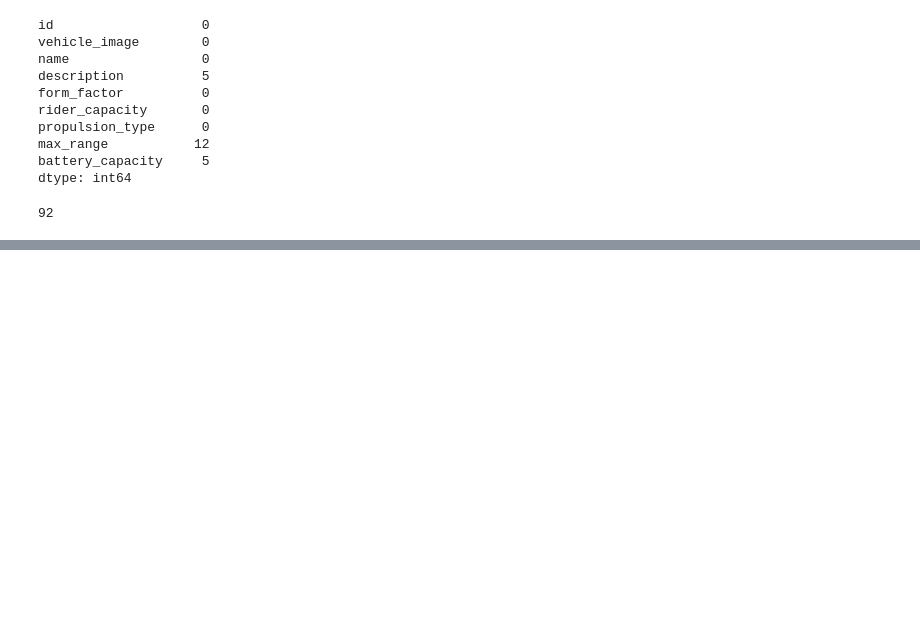
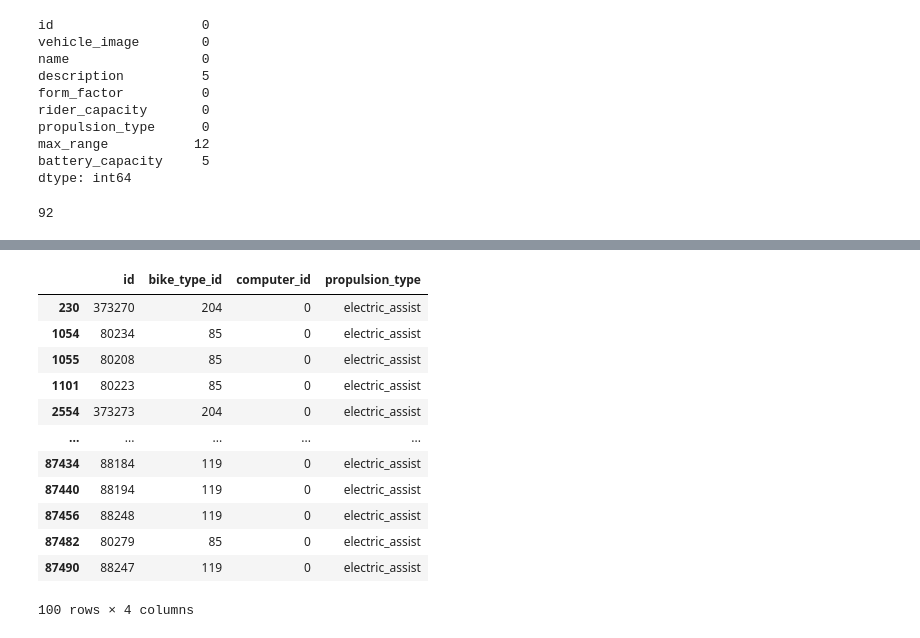
Before and after one commit to zakarya-22/FML_Challenge_IMT, a Jupyter notebook: jayesh/Scratchpad.ipynb, the cells around one changed output, grey strips where cells are left out. Saved outputs shown, nothing was run; the diff lists cells and outputs as text; code cells hidden in the pictures; blank space fills up the shorter version.

```diff
--- a/jayesh/Scratchpad.ipynb
+++ b/jayesh/Scratchpad.ipynb
@@ -109,0 +252,6 @@ len(bike_types['vehicle_image'].unique())
+# %%
+# How many bikes of each type
+bikes = bikes.merge(
+    bike_types[['id', 'propulsion_type']].rename(columns={'id': 'bike_type_id'}),
+    on='bike_type_id')
+bikes.groupby('propulsion_type').agg(['count'])
@@ -109,0 +264,16 @@ len(bike_types['vehicle_image'].unique())
+# %%
+bikes.query("computer_id == 0 & propulsion_type == 'electric_assist'")
+# %% [output]
+|  | id | bike_type_id | computer_id | propulsion_type |
+| 230 | 373270 | 204 | 0 | electric_assist |
+| 1054 | 80234 | 85 | 0 | electric_assist |
+| 1055 | 80208 | 85 | 0 | electric_assist |
+| 1101 | 80223 | 85 | 0 | electric_assist |
+| 2554 | 373273 | 204 | 0 | electric_assist |
+| ... | ... | ... | ... | ... |
+| 87434 | 88184 | 119 | 0 | electric_assist |
+| 87440 | 88194 | 119 | 0 | electric_assist |
+| 87456 | 88248 | 119 | 0 | electric_assist |
+| 87482 | 80279 | 85 | 0 | electric_assist |
+| 87490 | 88247 | 119 | 0 | electric_assist |
+100 rows × 4 columns
```
Also changed, not shown: parts of 14 cells of this notebook, 1 other file.
